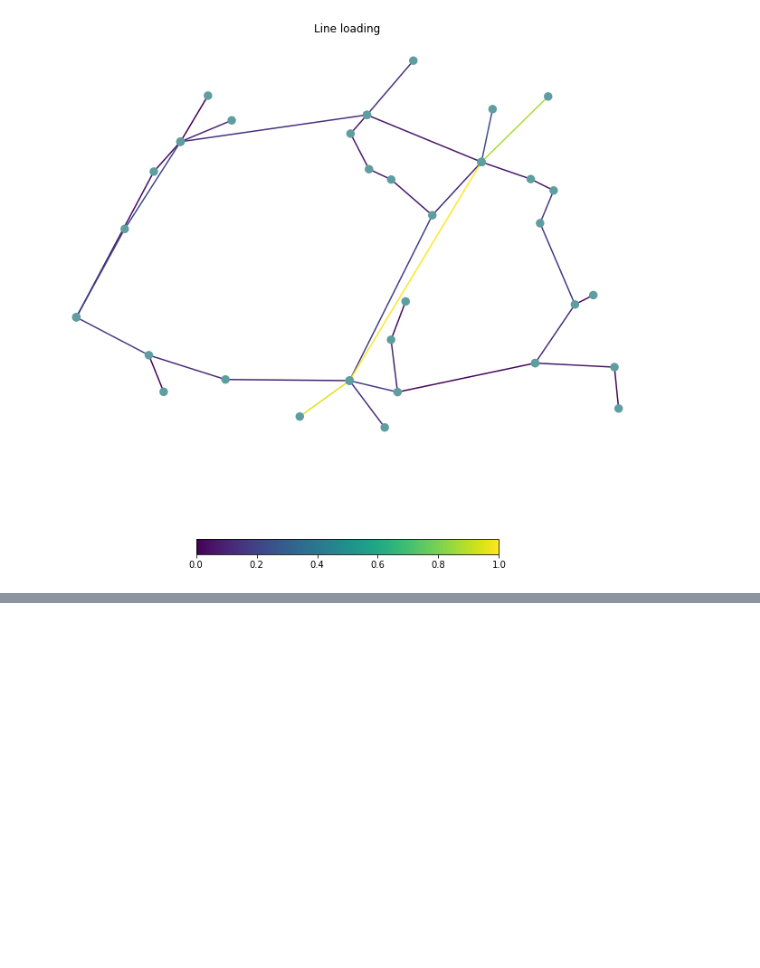
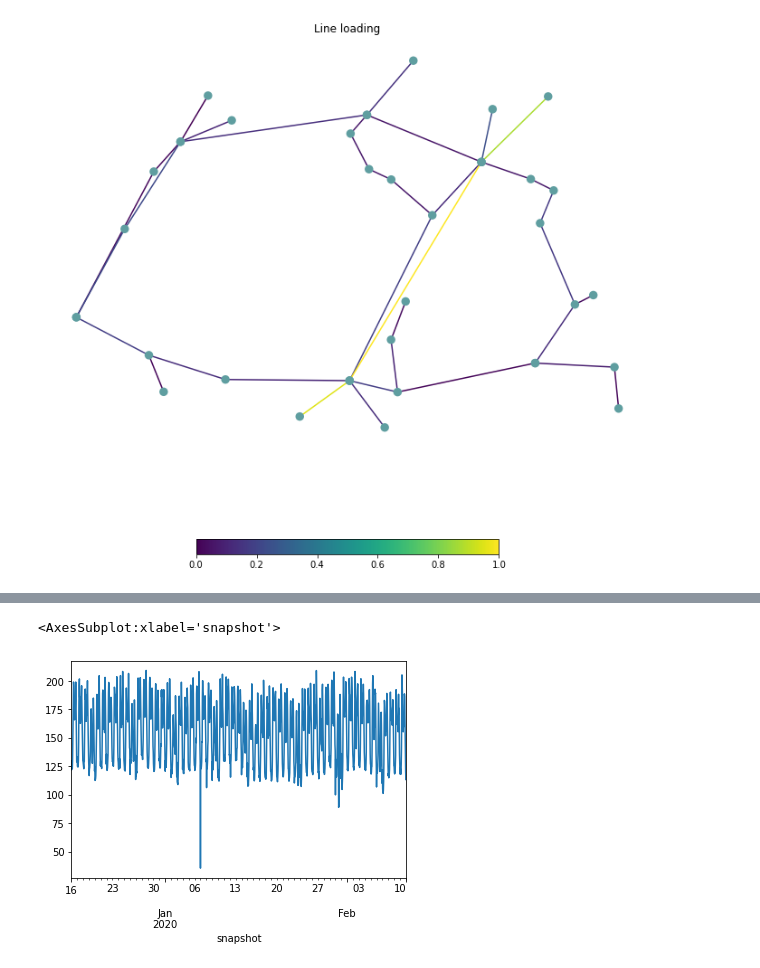
Before and after one commit to deependran7/grid_optimization, a Jupyter notebook: Binary_Optimization.ipynb, the cells around one changed output, grey strips where cells are left out. Saved outputs shown, nothing was run; the diff lists cells and outputs as text; code cells hidden in the pictures; blank space fills up the shorter version.

```diff
--- a/Binary_Optimization.ipynb
+++ b/Binary_Optimization.ipynb
@@ -190,0 +170,5 @@ WARNING:pypsa.plot:Cartopy needs to be installed to use `geomap=True`.
+# %%
+optimal_network.loads_t.p.total_load.plot()
+# %% [output]
+<AxesSubplot:xlabel='snapshot'>
+[figure, added]
```
Also changed, not shown: parts of 12 cells of this notebook, 4 other files.
